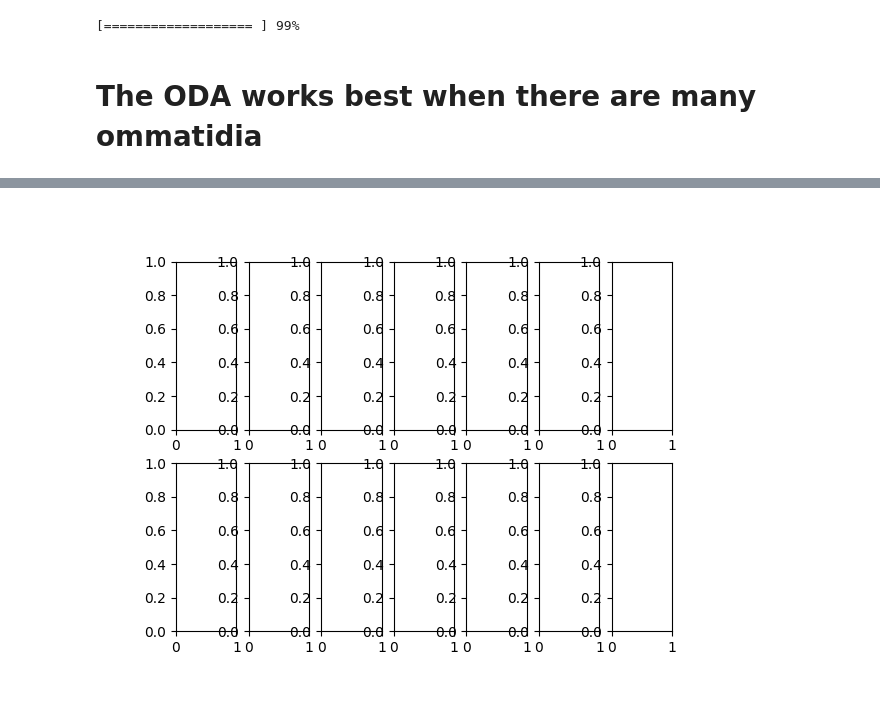
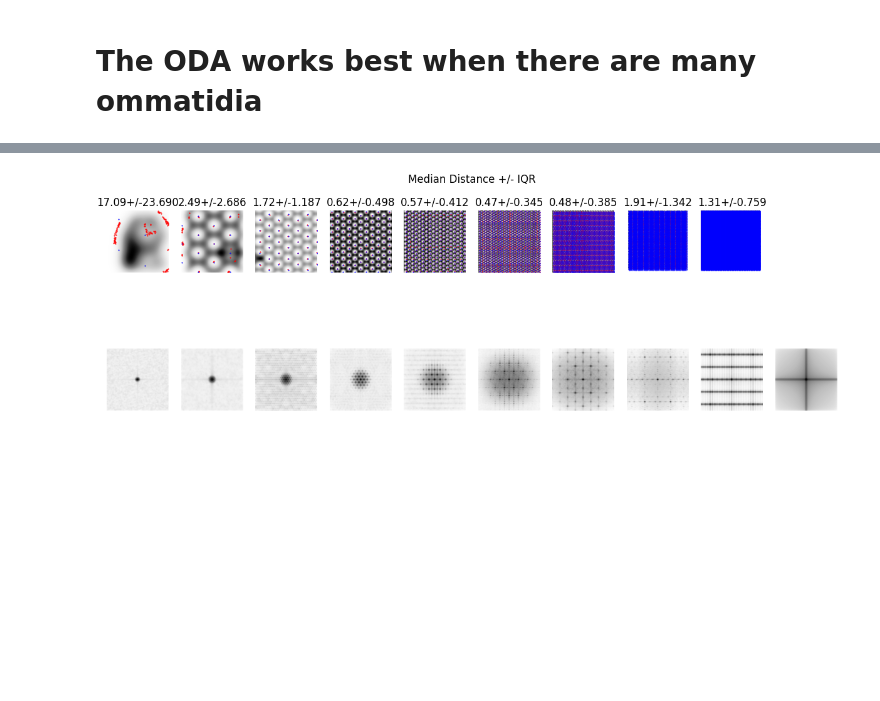
Before and after one commit to jpcurrea/ODA, a Jupyter notebook: src/ODA/lattice_demo.ipynb, the cells around one changed output, grey strips where cells are left out. Saved outputs shown, nothing was run; the diff lists cells and outputs as text; code cells hidden in the pictures; blank space fills up the shorter version.

Commit message:
add minimum distance to the ODA, implemented for CTStack

```diff
--- a/src/ODA/lattice_demo.ipynb
+++ b/src/ODA/lattice_demo.ipynb
@@ -5,31 +5,70 @@ import scipy
 from ODA import *
 
 %matplotlib widget
+# make a dictionary to store the results of these various tests
+results = {}
-# %% [output]
-[=================== ] 99%
 # %% [markdown]
 # The ODA works best when there are many ommatidia
 # %%
 
-scales = np.logspace(0, 2, 10)[3:][::-1]
-fig, axes = plt.subplots(ncols=len(scales), nrows=2)
+# add a dictionary of the results from this scale test
+results['scale'] = {'xvals':[], 'count_prop':[], 'diam_prop':[], 'dist_med':[], 'dist_iqr':[]}
+
+scales = np.logspace(0, 2, 10)[::-1]
+fig, axes = plt.subplots(ncols=len(scales), nrows=3 ,figsize=(12, 4))
 for scale, row in zip(scales, axes.T):
-    lattice = Lattice()
-    img = lattice.simulate_eye(scale=scale, xres=150, yres=150)
-    row[0].imshow(img, cmap='Greys')
-    # apply the ODA to this image and get the lens centers
-    mask = np.ones(img.shape, dtype=bool)
-    # mask = img > 0
-    stack = Eye(arr=img, mask_arr=mask)
-    stack.oda()
-    ys, xs = stack.ommatidial_inds.T
-    row[0].scatter(xs, ys, color='r', marker='.', s=1)
-    # plot the reciprocal image too
-    row[1].imshow(reciprocal(img), cmap='Greys')
+        lattice = Lattice()
+        img = lattice.simulate_eye(scale=scale, xres=200, yres=200)
+        row[0].imshow(img, cmap='Greys')
+        # apply the ODA to this image and get the lens centers
+        mask = np.ones(img.shape, dtype=bool)
+        # mask = img > 0
+        stack = Eye(arr=img, mask_arr=mask)
+        stack.oda(bright_peak=False, regular=True)
+        if len(stack.ommatidial_inds) > 0:
+            ys, xs = stack.ommatidial_inds.T
+            row[0].scatter(xs, ys, color='r', marker='.', s=1)
+            # measure the distribution of nearest distances between pairs of input and output ommatidial centers
+            input_centers = lattice.pts
+            include = np.all((input_centers > 0)*(input_centers < img.shape[0]), axis=1)
+            input_centers = input_centers[include]
+            ys, xs = input_centers.T
+            row[0].scatter(xs, ys, color='b', marker='.', s=1)
+            output_centers = stack.ommatidial_inds
+            dist_tree = scipy.spatial.KDTree(output_centers)
+            dists, inds = dist_tree.query(input_centers)
+            low, mid, high = np.percentile(dists, [25, 50, 75])
+            med, iqr = mid, high-low
+            row[0].set_title(f"{med:.2f}+/-{iqr:.3f}")
+            # measure the input diameter and compare to the resultant one
+            dist_tree = scipy.spatial.KDTree(input_centers)
+            dists, inds = dist_tree.query(input_centers, k=5)
+            dists = dists[:, 1:]
+            diam_input = np.median(dists)
+            print(len(output_centers)/len(input_centers))
+            if len(output_centers)/len(input_centers) > 5:
+                print("ERROR!")
+            # store results
+            results['scale']['count_prop'] += [len(output_centers)/len(input_centers)]
+            results['scale']['diam_prop'] += [stack.ommatidial_diameter/diam_input]
+            results['scale']['dist_med'] += [med/diam_input]
+            results['scale']['dist_iqr'] += [iqr/diam_input]
+        else:
+            results['scale']['count_prop'] += [np.nan]
+            results['scale']['diam_prop'] += [np.nan]
+            results['scale']['dist_med'] += [np.nan]
+            results['scale']['dist_iqr'] += [np.nan]
+        # results['scale']['xvals'] += [scale]
+        results['scale']['xvals'] += [diam_input]
+        # results['scale']['xvals'] += [len(input_centers)]
+
+        # plot the reciprocal image too
+        row[2].imshow(np.log(reciprocal(img)), cmap='Greys')
 for ax in axes.flatten():
     ax.set_xticks([])
     ax.set_yticks([])
     sbn.despine(ax=ax, bottom=True, left=True)
+plt.suptitle("Median Distance +/- IQR")
 plt.tight_layout()
 plt.show()
 # %% [output]
@@ -40,2 +92,2 @@ Options selected for Qhull 2019.1.r 2019/06/21:
-[figure, old version]
+[figure, new version]
 # %%
```
Also changed, not shown: parts of 5 cells of this notebook, 6 other files.
